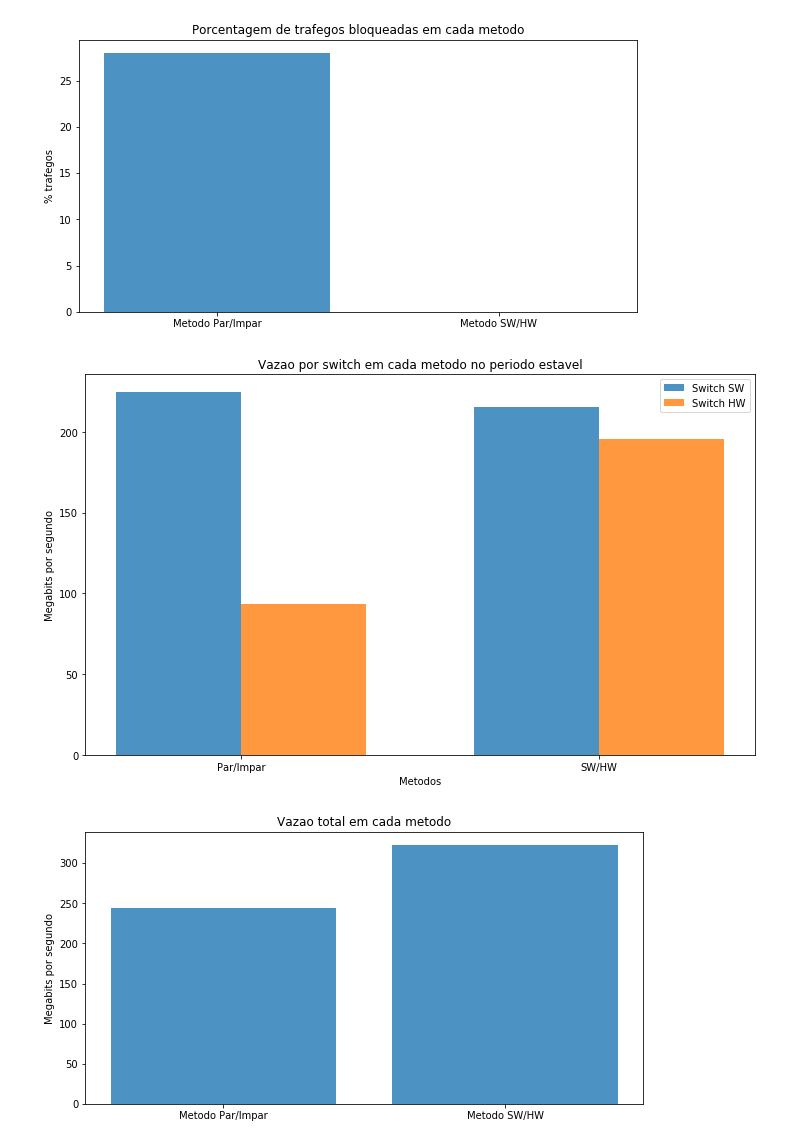
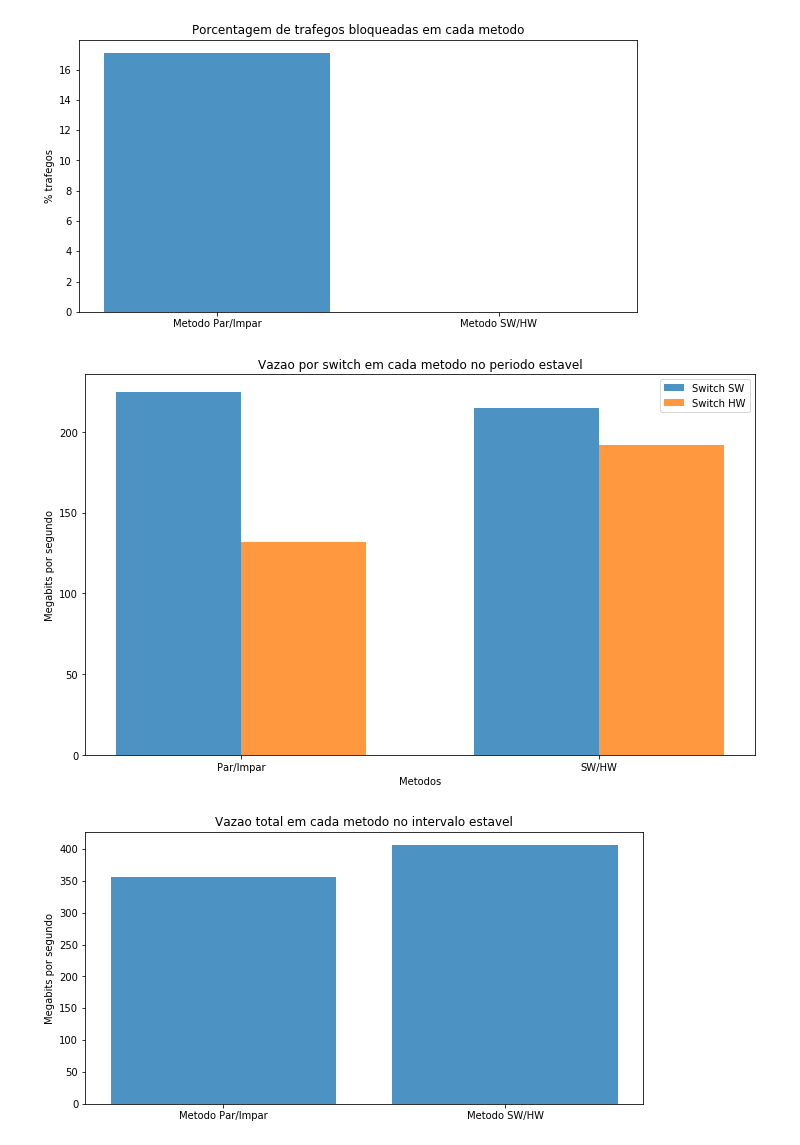
Before and after one commit to pedrobellotti/iperftestes, a Jupyter notebook: Scripts/analise_csv.ipynb, the cells around one changed output. Saved outputs shown, nothing was run; the diff lists cells and outputs as text; code cells hidden in the pictures.

```diff
--- a/Scripts/analise_csv.ipynb
+++ b/Scripts/analise_csv.ipynb
@@ -5,27 +5,14 @@ import numpy as np
 import matplotlib.pyplot as plt
 import statsmodels.api as sm
 %matplotlib inline
+# %%
+numParImpar = str(10)
+numSW = str(9)
+tempoExp = 351
 # %%
-#df = pd.read_csv("iperf.csv", index_col = [1])
-df = pd.read_csv("../Saidas/Teste6/teste6.csv")
-#Remove colunas desnecessarias
-del df['Timestamp']
-del df['?']
-del df['Tempo']
-
-dfServer = df[df.IpOri == '10.1.0.1']
-dfCliente = df[df.IpOri == '10.1.0.2']
-#df = dfServer
-#df = df.reset_index(drop=True)
-del dfCliente['Jitter']
-del dfCliente['PctPerdido']
-del dfCliente['PctEnv']
-del dfCliente['%Perda']
-del dfCliente['ForaOrdem']
-
 #Pegando informacoes para grafico de bloqueados
-dfInfoParImpar = pd.read_csv("../Saidas/Teste6/info_parimpar.txt", sep=" ")
-dfInfoSWHW = pd.read_csv("../Saidas/Teste5/info_sw.txt", sep=" ")
+dfInfoParImpar = pd.read_csv("../Saidas/Teste"+numParImpar+"/info_parimpar.txt", sep=" ")
+dfInfoSWHW = pd.read_csv("../Saidas/Teste"+numSW+"/info_sw.txt", sep=" ")
 
 #Divide por 2 porque é a quantidade de trafegos bloqueados, nao regras
 taxaBloqueioPI = (dfInfoParImpar['RegrasBloqueadas'].max()/2/float(1000))*100
@@ -41,13 +28,13 @@ plt.ylabel('% trafegos')
 plt.title('Porcentagem de trafegos bloqueadas em cada metodo')
 fig = plt.gcf()
 fig.set_size_inches(10, 5)
-plt.savefig('trafegosBloqueados_teste6.pdf')
+plt.savefig('trafegosBloqueados_teste'+numParImpar+'e'+numSW+'.pdf')
 plt.show()
 # %% [output]
-[figure, old version]
+[figure, new version]
 # %%
-dfParImpar = pd.read_csv("../Saidas/Teste6/teste6.csv")
-dfSWHW = pd.read_csv("../Saidas/Teste5/teste5.csv")
+dfParImpar = pd.read_csv("../Saidas/Teste"+numParImpar+"/teste"+numParImpar+".csv")
+dfSWHW = pd.read_csv("../Saidas/Teste"+numSW+"/teste"+numSW+".csv")
 #Remove colunas desnecessarias
 del dfParImpar['Timestamp']
 del dfParImpar['?']
@@ -61,7 +48,7 @@ dfServerParImpar = dfParImpar[dfParImpar.IpOri == '10.1.0.1']
 dfServerSWHW = dfSWHW[dfSWHW.IpOri == '10.1.0.1']
 
 #Pegando trafego no periodo estavel (150-250 segundos)
-dfInfo = pd.read_csv("../Saidas/Teste6/iperfs.txt", sep="\t")
+dfInfo = pd.read_csv("../Saidas/Teste"+numSW+"/iperfs.txt", sep="\t") #Pode ler de qualquer teste, sao iguais
 portasEstaveisPar = []
 portasEstaveisImpar = []
 for index, row in dfInfo.iterrows():
@@ -102,39 +89,42 @@ plt.legend()
 fig = plt.gcf()
 fig.set_size_inches(12, 7)
 #plt.tight_layout()
-plt.savefig('vazaoPorSwitch_testes5e6.pdf')
+plt.savefig('vazaoPorSwitch_testes'+numParImpar+'e'+numSW+'.pdf')
 plt.show()
 # %% [output]
-[figure, old version]
+[figure, new version]
 # %%
-dfParImpar = pd.read_csv("../Saidas/Teste6/teste6.csv")
-dfSWHW = pd.read_csv("../Saidas/Teste5/teste5.csv")
+dfParImpar = pd.read_csv("../Saidas/Teste"+numParImpar+"/teste"+numParImpar+".csv")
+dfSWHW = pd.read_csv("../Saidas/Teste"+numSW+"/teste"+numSW+".csv")
 #Remove colunas desnecessarias
 del dfParImpar['Timestamp']
 del dfParImpar['?']
 del dfParImpar['Tempo']
 del dfSWHW['Timestamp']
 del dfSWHW['?']
 del dfSWHW['Tempo']
 
 #Dividindo por metodo
+portasEstaveis = portasEstaveisImpar + portasEstaveisPar
 dfServerParImpar = dfParImpar[dfParImpar.IpOri == '10.1.0.1']
 dfServerSWHW = dfSWHW[dfSWHW.IpOri == '10.1.0.1']
+dfServerParImpar = dfServerParImpar[dfServerParImpar['PortaDest'].isin(portasEstaveis)]
+dfServerSWHW = dfServerSWHW[dfServerSWHW['PortaDest'].isin(portasEstaveis)]
 
 colunas = ('Metodo Par/Impar', 'Metodo SW/HW')
 posicao = np.arange(len(colunas))
-barras = [dfServerParImpar['BytesEnv'].sum()*8/1e6/315, dfServerSWHW['BytesEnv'].sum()*8/1e6/315]
+barras = [dfServerParImpar['BytesEnv'].sum()*8/1e8, dfServerSWHW['BytesEnv'].sum()*8/1e8]
 
 plt.bar(posicao, barras, align='center', alpha=0.8)
 plt.xticks(posicao, colunas)
 plt.ylabel('Megabits por segundo')
-plt.title('Vazao total em cada metodo')
+plt.title('Vazao total em cada metodo no intervalo estavel')
 fig = plt.gcf()
 fig.set_size_inches(10, 5)
-plt.savefig('vazaoTotal_testes5e6.pdf')
+plt.savefig('vazaoTotal_testes'+numParImpar+'e'+numSW+'.pdf')
 plt.show()
 # %% [output]
-[figure, old version]
+[figure, new version]
 # %%
 a = dfServerSWHW['ForaOrdem'].tolist()
 b = dfServerParImpar['ForaOrdem'].tolist()
```
Also changed, not shown: parts of 2 cells of this notebook, 7 other files.
